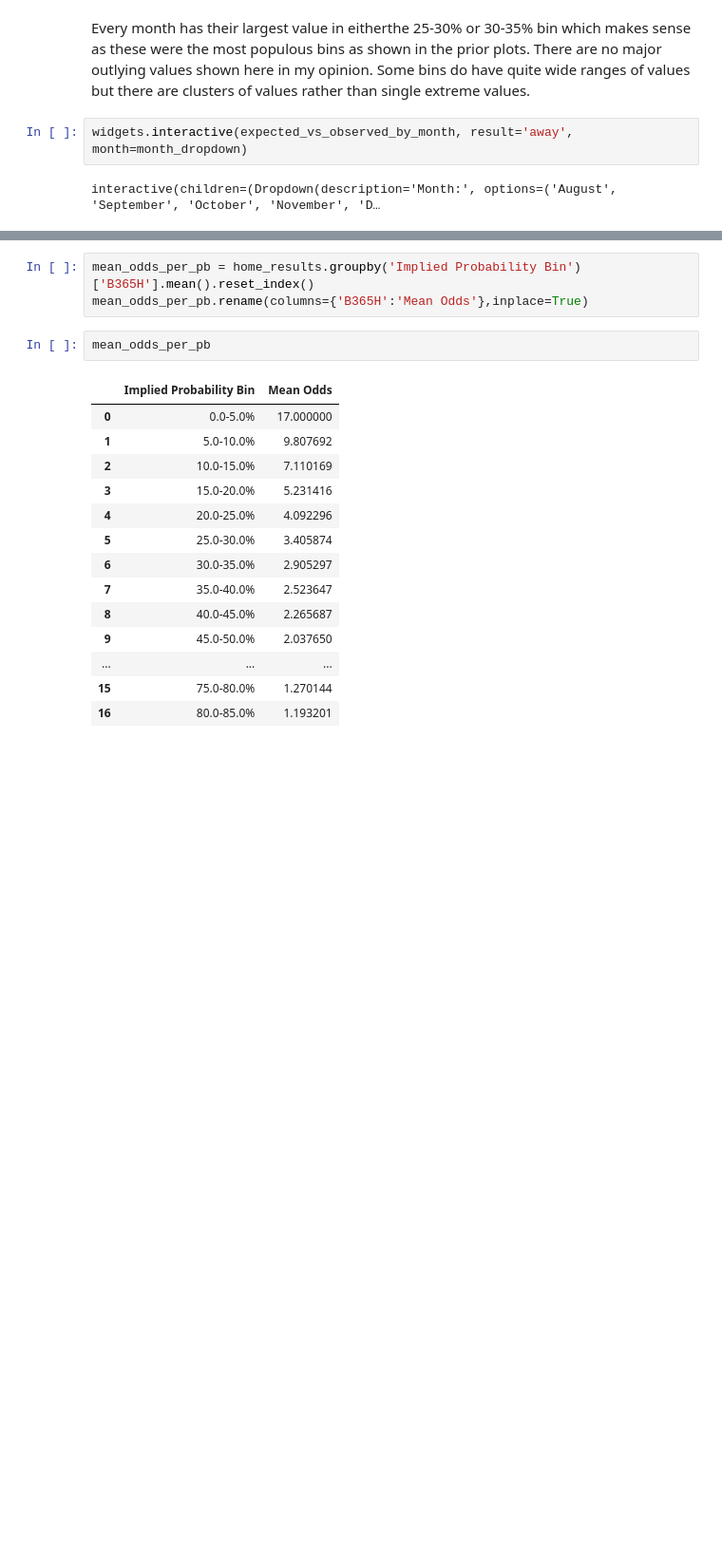
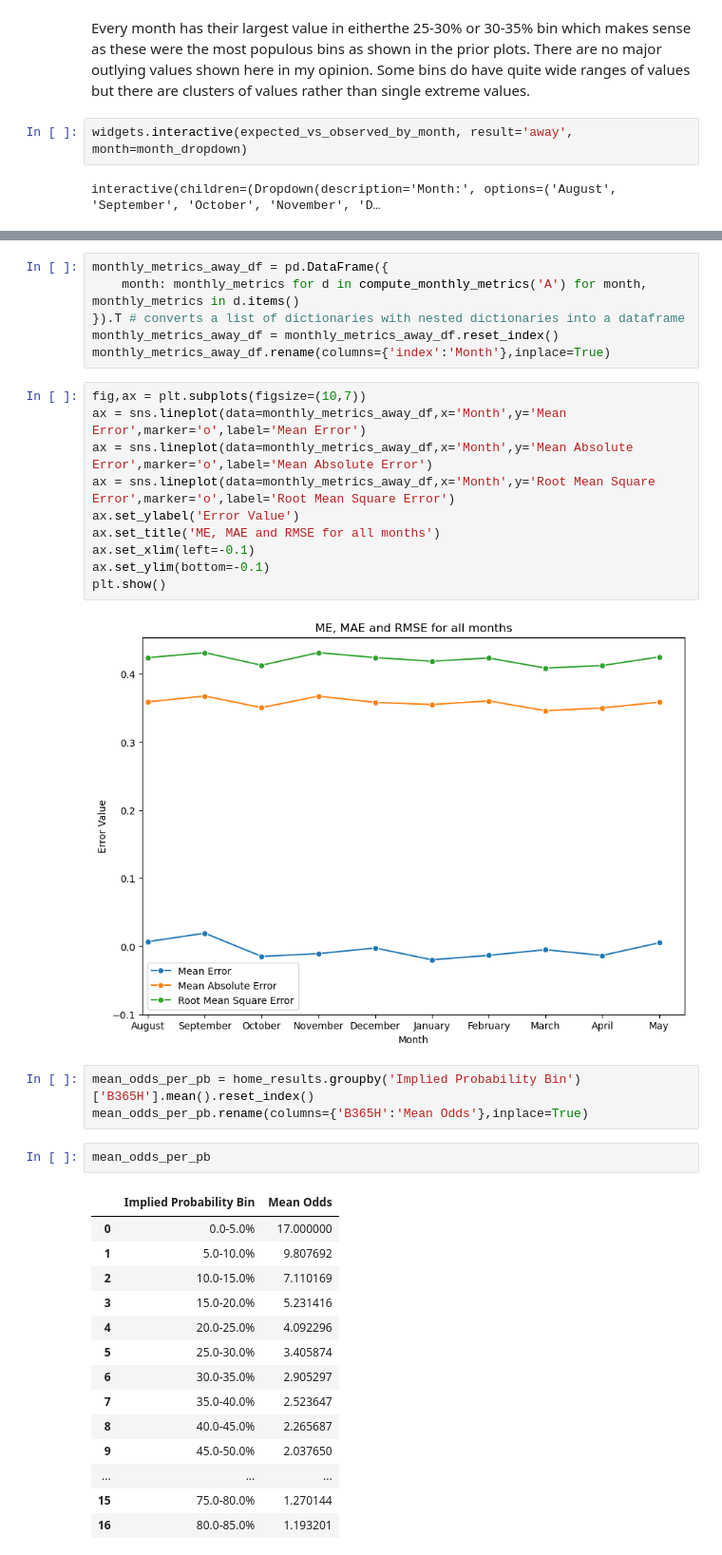
Before and after one commit to Joshc386/premier-league-odds-analysis, a Jupyter notebook: BetProject.ipynb, the cells around one changed output, grey strips where cells are left out. Shown at 95% size. Saved outputs shown, nothing was run; the diff lists cells and outputs as text; blank space fills up the shorter version.

```diff
--- a/BetProject.ipynb
+++ b/BetProject.ipynb
@@ -2187,3 +2192,21 @@ interactive(children=(Dropdown(description='Month:', index=7, options=('August',
+# %%
+monthly_metrics_away_df = pd.DataFrame({
+    month: monthly_metrics for d in compute_monthly_metrics('A') for month, monthly_metrics in d.items()
+}).T # converts a list of dictionaries with nested dictionaries into a dataframe
+monthly_metrics_away_df = monthly_metrics_away_df.reset_index()
+monthly_metrics_away_df.rename(columns={'index':'Month'},inplace=True)
+# %%
+fig,ax = plt.subplots(figsize=(10,7))
+ax = sns.lineplot(data=monthly_metrics_away_df,x='Month',y='Mean Error',marker='o',label='Mean Error')
+ax = sns.lineplot(data=monthly_metrics_away_df,x='Month',y='Mean Absolute Error',marker='o',label='Mean Absolute Error')
+ax = sns.lineplot(data=monthly_metrics_away_df,x='Month',y='Root Mean Square Error',marker='o',label='Root Mean Square Error')
+ax.set_ylabel('Error Value')
+ax.set_title('ME, MAE and RMSE for all months')
+ax.set_xlim(left=-0.1)
+ax.set_ylim(bottom=-0.1)
+plt.show()
+# %% [output]
+[figure, added]
 # %%
 mean_odds_per_pb = home_results.groupby('Implied Probability Bin')['B365H'].mean().reset_index()
 mean_odds_per_pb.rename(columns={'B365H':'Mean Odds'},inplace=True)
```
Also changed, not shown: parts of 5 cells of this notebook.
